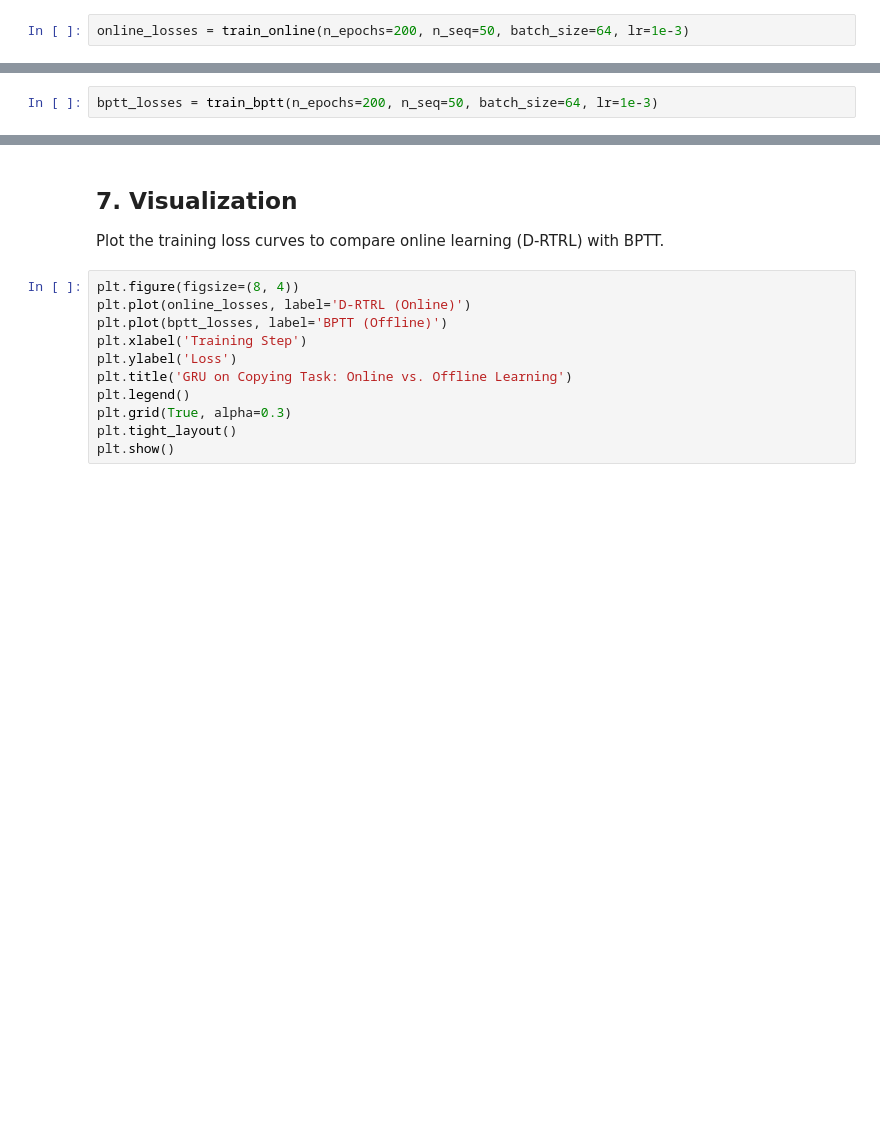
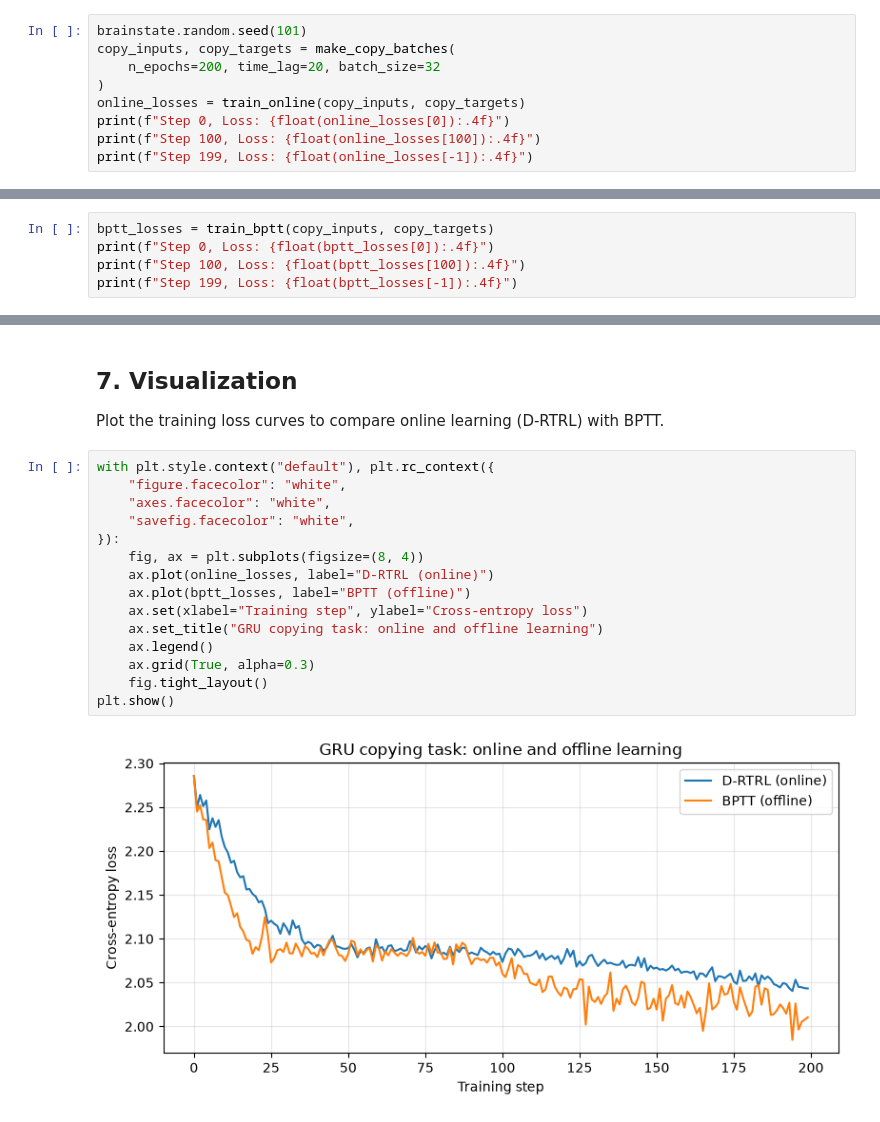
Before and after one commit to chaobrain/braintrace, a Jupyter notebook: docs/quickstart/rnn_online_learning.ipynb, the cells around one changed output, grey strips where cells are left out. Cells and saved outputs as stored; diff of their text form; blank space fills up the shorter version.

Commit message:
Reorganize tutorials and learning paths

```diff
--- a/docs/quickstart/rnn_online_learning.ipynb
+++ b/docs/quickstart/rnn_online_learning.ipynb
@@ -248,3 +202,10 @@ Let us train both the online (D-RTRL) and offline (BPTT) models. We use a delay
 # %%
-online_losses = train_online(n_epochs=200, n_seq=50, batch_size=64, lr=1e-3)
+brainstate.random.seed(101)
+copy_inputs, copy_targets = make_copy_batches(
+    n_epochs=200, time_lag=20, batch_size=32
+)
+online_losses = train_online(copy_inputs, copy_targets)
+print(f"Step 0, Loss: {float(online_losses[0]):.4f}")
+print(f"Step 100, Loss: {float(online_losses[100]):.4f}")
+print(f"Step 199, Loss: {float(online_losses[-1]):.4f}")
 # %% [output]
@@ -255,3 +215,6 @@ Step 150, Loss: 2.0802
 # %%
-bptt_losses = train_bptt(n_epochs=200, n_seq=50, batch_size=64, lr=1e-3)
+bptt_losses = train_bptt(copy_inputs, copy_targets)
+print(f"Step 0, Loss: {float(bptt_losses[0]):.4f}")
+print(f"Step 100, Loss: {float(bptt_losses[100]):.4f}")
+print(f"Step 199, Loss: {float(bptt_losses[-1]):.4f}")
 # %% [output]
@@ -264,16 +226,22 @@ Step 150, Loss: 2.0830
 
 Plot the training loss curves to compare online learning (D-RTRL) with BPTT.
 # %%
-plt.figure(figsize=(8, 4))
-plt.plot(online_losses, label='D-RTRL (Online)')
-plt.plot(bptt_losses, label='BPTT (Offline)')
-plt.xlabel('Training Step')
-plt.ylabel('Loss')
-plt.title('GRU on Copying Task: Online vs. Offline Learning')
-plt.legend()
-plt.grid(True, alpha=0.3)
-plt.tight_layout()
+with plt.style.context("default"), plt.rc_context({
+    "figure.facecolor": "white",
+    "axes.facecolor": "white",
+    "savefig.facecolor": "white",
+}):
+    fig, ax = plt.subplots(figsize=(8, 4))
+    ax.plot(online_losses, label="D-RTRL (online)")
+    ax.plot(bptt_losses, label="BPTT (offline)")
+    ax.set(xlabel="Training step", ylabel="Cross-entropy loss")
+    ax.set_title("GRU copying task: online and offline learning")
+    ax.legend()
+    ax.grid(True, alpha=0.3)
+    fig.tight_layout()
 plt.show()
+# %% [output]
+[figure, added]
 # %% [markdown]
 ## 8. Summary
 
```
Also changed, not shown: parts of 9 cells of this notebook, 25 other files.
